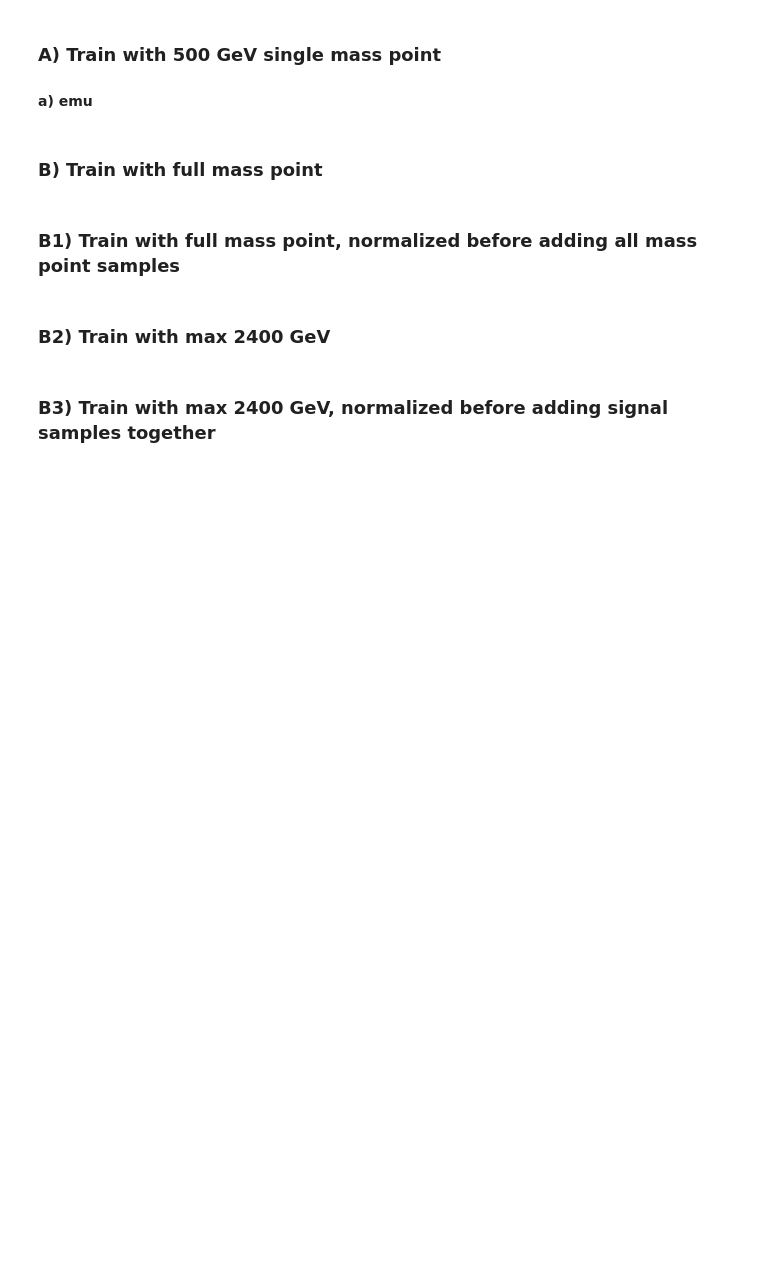
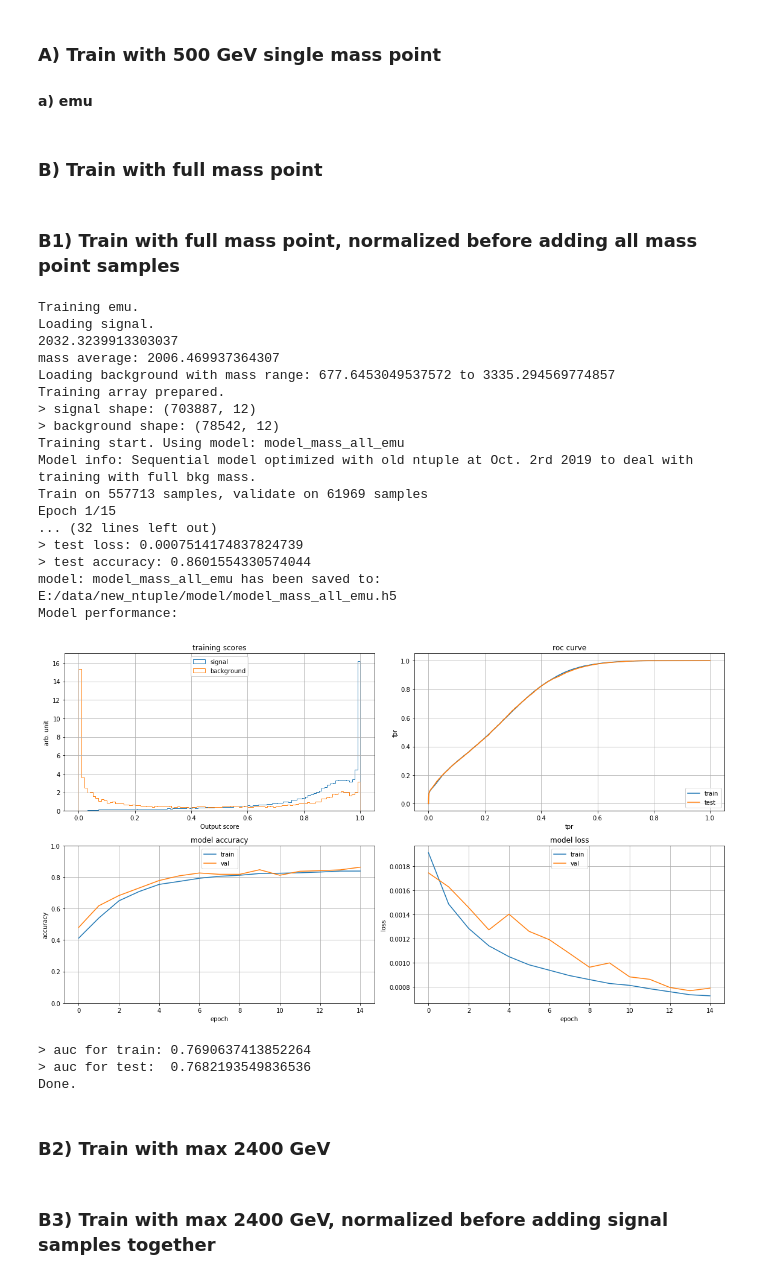
Before and after one commit to Hepynet/hepynet, a Jupyter notebook: run/train_with_new_ntuple.ipynb, the cells around one changed output. Saved outputs shown, nothing was run; the diff lists cells and outputs as text; code cells hidden in the pictures; blank space fills up the shorter version.

```diff
--- a/run/train_with_new_ntuple.ipynb
+++ b/run/train_with_new_ntuple.ipynb
@@ -121,0 +74,2 @@ print "\nDone."
+# %%
+xb_dict_old = get_old_bkg(old_bkg_path)
@@ -460,8 +245,30 @@ model_total = train_single_mass(xs_dict_old, xb_dict_old, 'emu', -4, 'all', "mod
 # %% [markdown]
 ### B1) Train with full mass point, normalized before adding all mass point samples
 # %%
-model_total_norm = train_single_mass(xs_dict_old, xb_dict_old, 'emu', -4, 'all_norm', "model_mass_all_emu", epochs=30,
+model_total_norm = train_single_mass(xs_dict_old, xb_dict_old, 'emu', -4, 'all_norm', "model_mass_all_emu", epochs=15,
                                  selected_features = selected_features_emu, select_bkg_mass = True)
+# %% [output]
+Training emu.
+Loading signal.
+2032.3239913303037
+mass average: 2006.469937364307
+Loading background with mass range: 677.6453049537572 to 3335.294569774857
+Training array prepared.
+> signal shape: (703887, 12)
+> background shape: (78542, 12)
+Training start. Using model: model_mass_all_emu
+Model info: Sequential model optimized with old ntuple at Oct. 2rd 2019 to deal with training with full bkg mass.
+Train on 557713 samples, validate on 61969 samples
+Epoch 1/15
+... (32 lines left out)
+> test loss: 0.0007514174837824739
+> test accuracy: 0.8601554330574044
+model: model_mass_all_emu has been saved to: E:/data/new_ntuple/model/model_mass_all_emu.h5
+Model performance:
+[figure, added]
+> auc for train: 0.7690637413852264
+> auc for test:  0.7682193549836536
+Done.
 # %% [markdown]
 ### B2) Train with max 2400 GeV
 # %%
```
Also changed, not shown: parts of 25 cells of this notebook, 3 other files.
